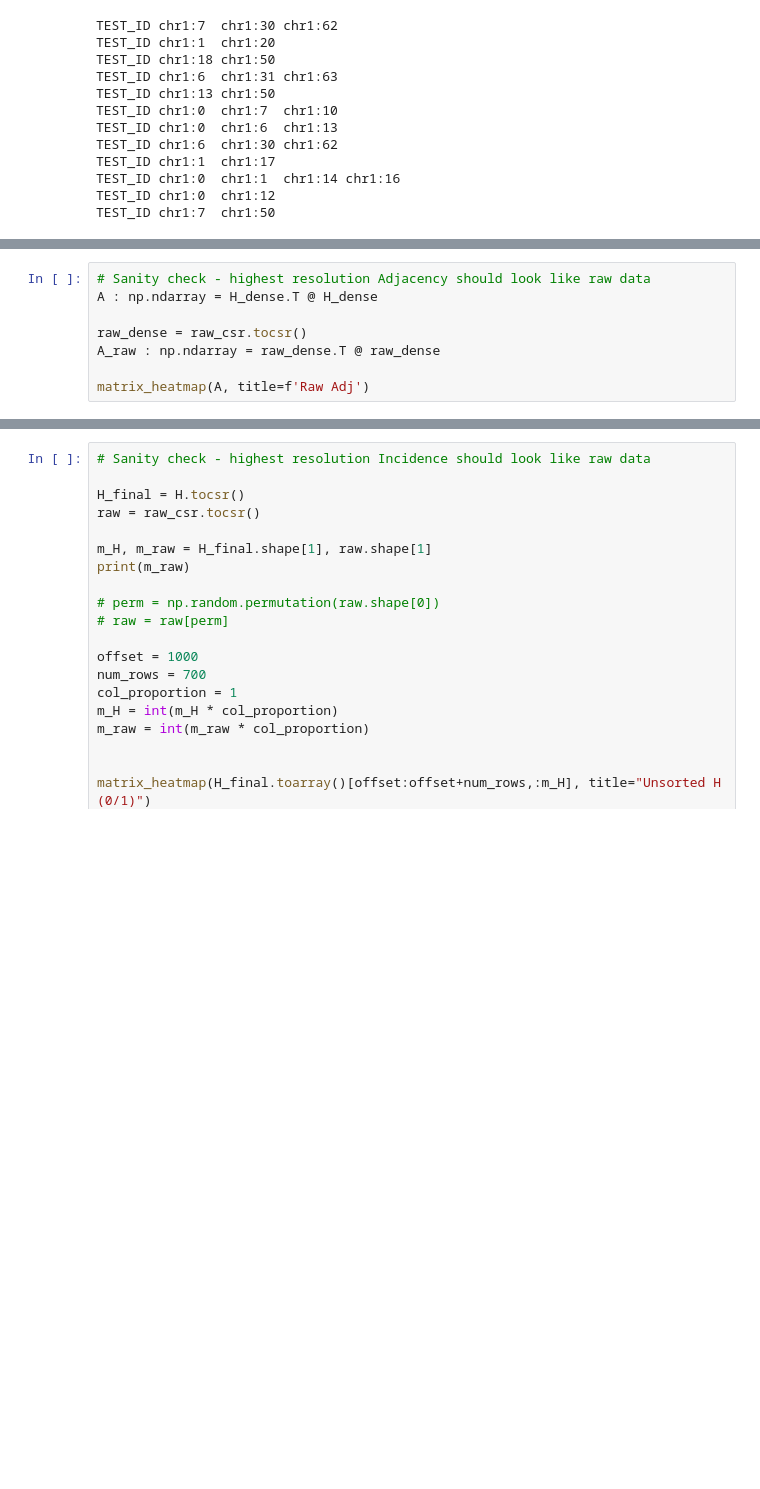
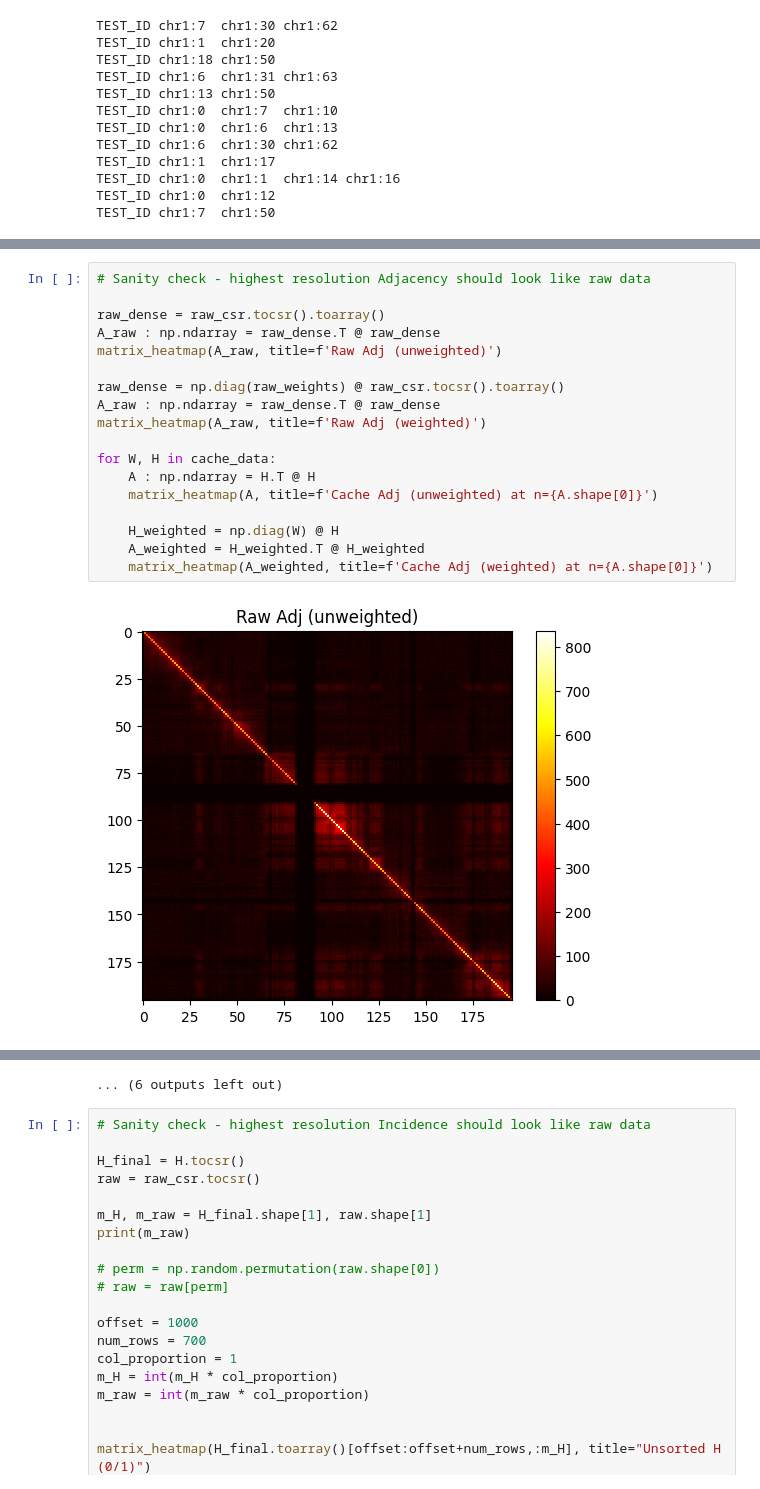
Before and after one commit to jacjosep1/JNI-Toy-Example, a Jupyter notebook: incidence_data_structure/test.ipynb, the cells around one changed output, grey strips where cells are left out. Saved outputs shown, nothing was run; the diff lists cells and outputs as text; blank space fills up the shorter version.

```diff
--- a/incidence_data_structure/test.ipynb
+++ b/incidence_data_structure/test.ipynb
@@ -142,8 +201,20 @@ for H, W, _ in sorter.build_cache((min_n, max_n)):
 # %%
 # Sanity check - highest resolution Adjacency should look like raw data
-A : np.ndarray = H_dense.T @ H_dense
 
-raw_dense = raw_csr.tocsr()
+raw_dense = raw_csr.tocsr().toarray()
 A_raw : np.ndarray = raw_dense.T @ raw_dense
+matrix_heatmap(A_raw, title=f'Raw Adj (unweighted)')
 
-matrix_heatmap(A, title=f'Raw Adj')
+raw_dense = np.diag(raw_weights) @ raw_csr.tocsr().toarray()
+A_raw : np.ndarray = raw_dense.T @ raw_dense
+matrix_heatmap(A_raw, title=f'Raw Adj (weighted)')
+
+for W, H in cache_data:
+    A : np.ndarray = H.T @ H
+    matrix_heatmap(A, title=f'Cache Adj (unweighted) at n={A.shape[0]}')
+
+    H_weighted = np.diag(W) @ H
+    A_weighted = H_weighted.T @ H_weighted
+    matrix_heatmap(A_weighted, title=f'Cache Adj (weighted) at n={A.shape[0]}')
+# %% [output]
+[figure, added]
@@ -150,3 +232,4 @@ matrix_heatmap(A, title=f'Raw Adj')
+... (6 outputs left out)
 # %%
 # Sanity check - highest resolution Incidence should look like raw data
 
```
Also changed, not shown: parts of 5 cells of this notebook.
